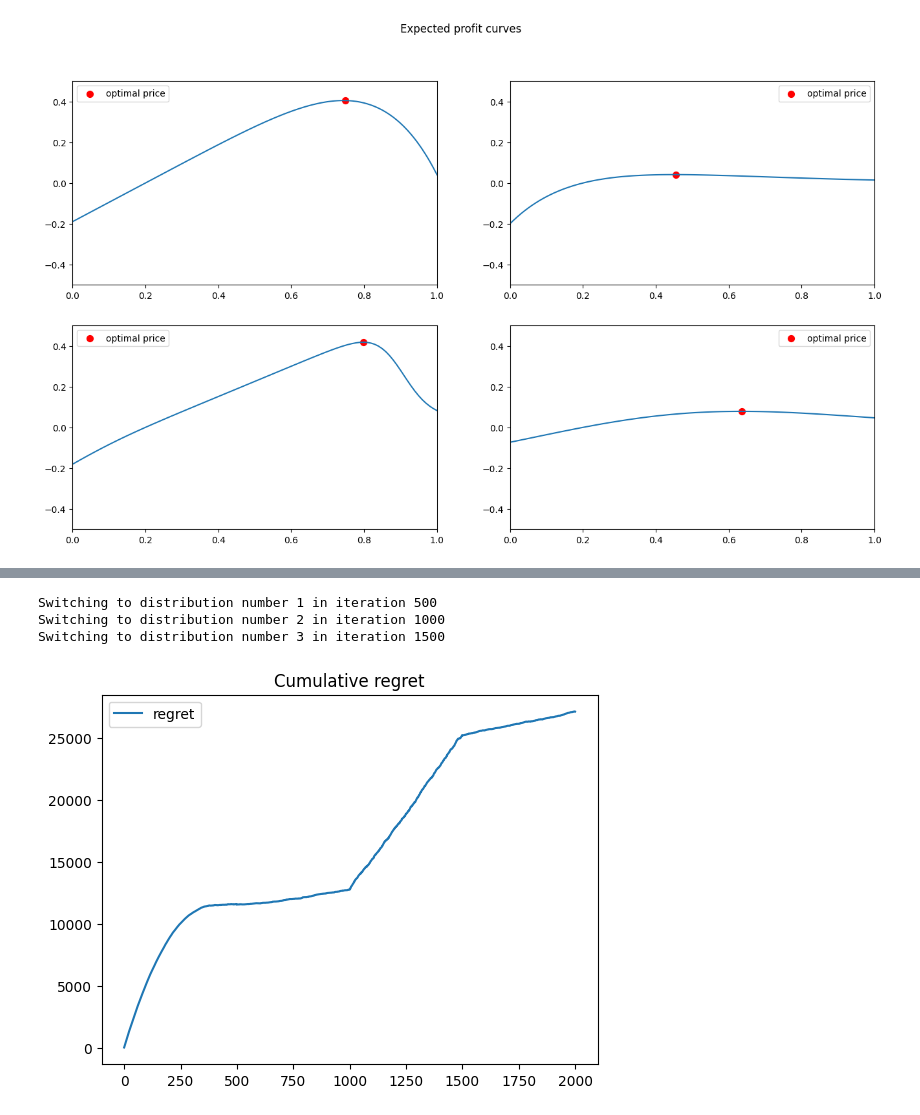
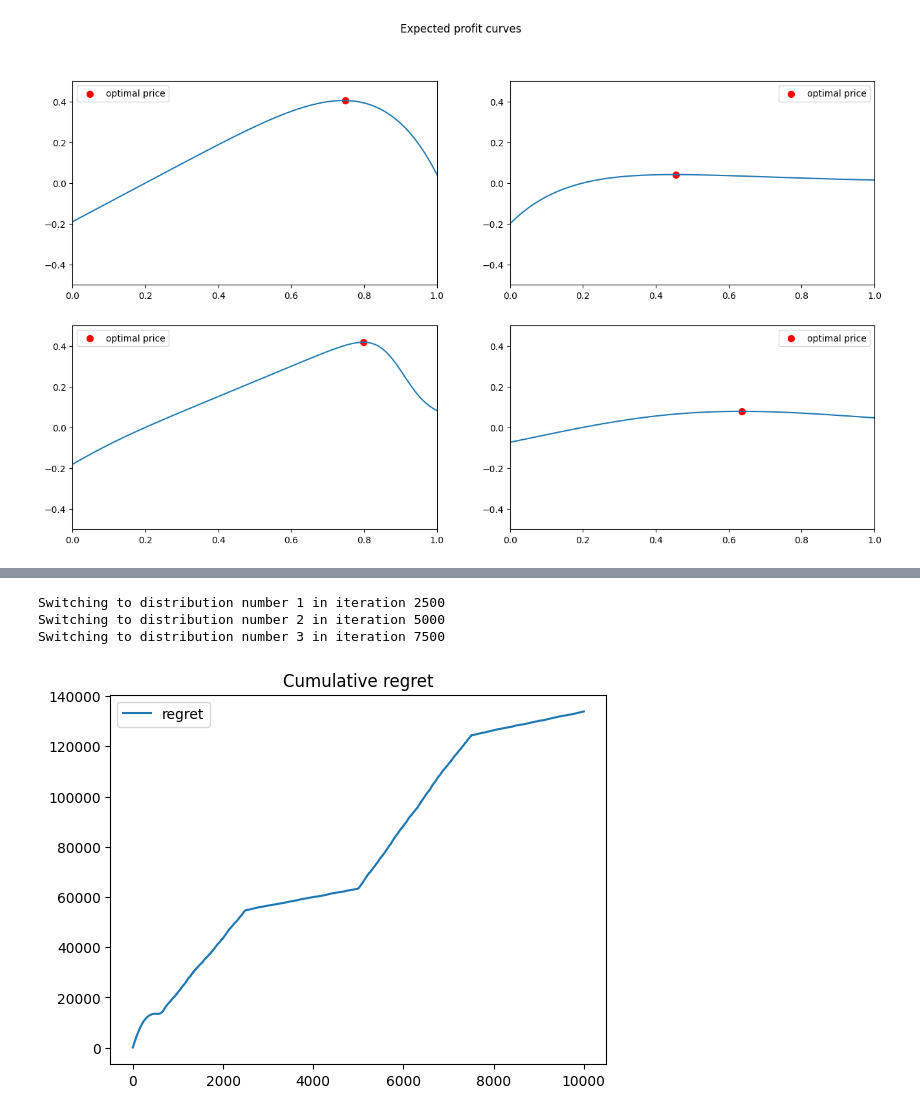
Before and after one commit to manuu1311/OLA-project, a Jupyter notebook: Deliverables/Requirement3/prova.ipynb, the cells around one changed output, grey strips where cells are left out. Drawn from its saved outputs; the diff is of its cells as text; code cells hidden in the pictures.

Commit message:
better logging and plots

```diff
--- a/Deliverables/Requirement3/prova.ipynb
+++ b/Deliverables/Requirement3/prova.ipynb
@@ -55,7 +55,7 @@ Best_price for demand curve number 3: 0.6363636363636365
 [figure]
 # %%
 np.seterr('ignore')
-T=2000
+T=10000
 num_cust=100
 discretization=100
 prices=np.linspace(0,1,discretization)
@@ -100,6 +114,6 @@ Switching to distribution number 3 in iteration 1500
 # %%
 np.seterr('ignore')
-T=2000
+T=10000
 num_cust=100
 discretization=100
 prices=np.linspace(0,1,discretization)
@@ -112,34 +126,34 @@ h = 2*np.log(T/4)
 M = int(np.log(T/4))
 agent=CUSUMUCBAgent(100,T,M,h,prices)
 
 #get clairvoyant
 clair_prices=np.zeros(T)
 clair_prices[0:indexes[0]]=best_prices[0]
 clair_prices[indexes[0]:indexes[1]]=best_prices[1]
 clair_prices[indexes[1]:indexes[2]]=best_prices[2]
 clair_prices[indexes[2]:indexes[3]]=best_prices[3]
 
 
 
 for t in range(T):
     p_t = agent.pull_arm()
     d_t, r_t = env.round(p_t, num_cust,debug=True)
     agent.update(r_t/num_cust)
     rewards = np.append(rewards, r_t)
     pulls=np.append(pulls,p_t)
     dc,rc=env.round(clair_prices[t],num_cust,clairvoyant=True)
     clair_reward = np.append(clair_reward, rc)
 
 
 
 cum_clair_reward=np.cumsum(clair_reward)
 cum_reward=np.cumsum(rewards)
 plt.plot(cum_clair_reward-cum_reward,label='regret')
 plt.title('Cumulative regret')
 plt.legend()
 plt.show()
 # %% [output]
-Switching to distribution number 1 in iteration 500
-Switching to distribution number 2 in iteration 1000
-Switching to distribution number 3 in iteration 1500
+Switching to distribution number 1 in iteration 2500
+Switching to distribution number 2 in iteration 5000
+Switching to distribution number 3 in iteration 7500
-[figure, old version]
+[figure, new version]
```
Also changed, not shown: parts of 3 cells of this notebook.
